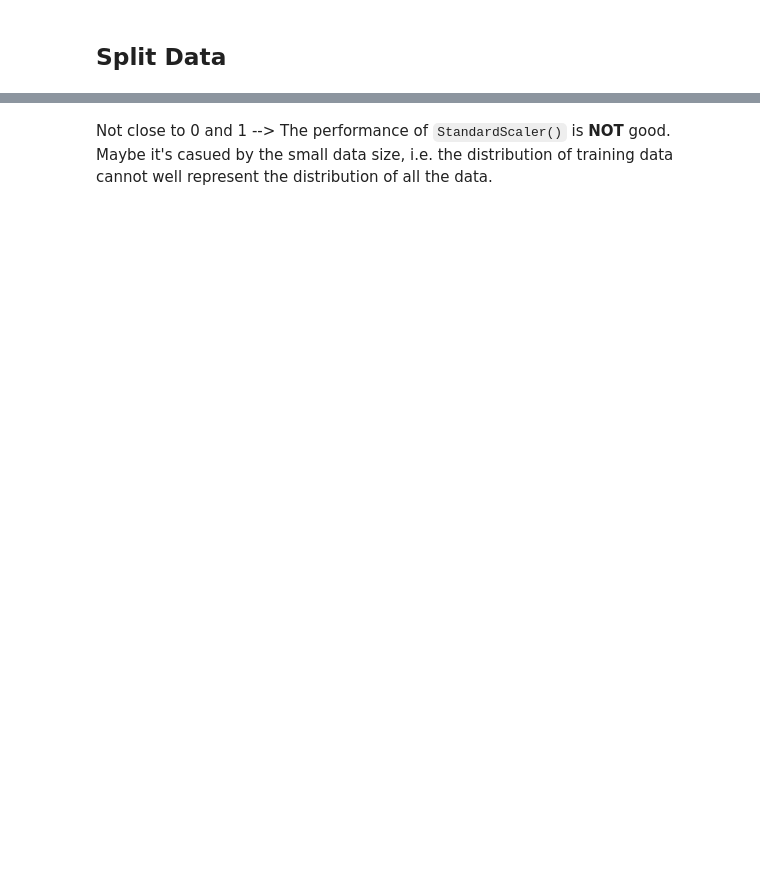
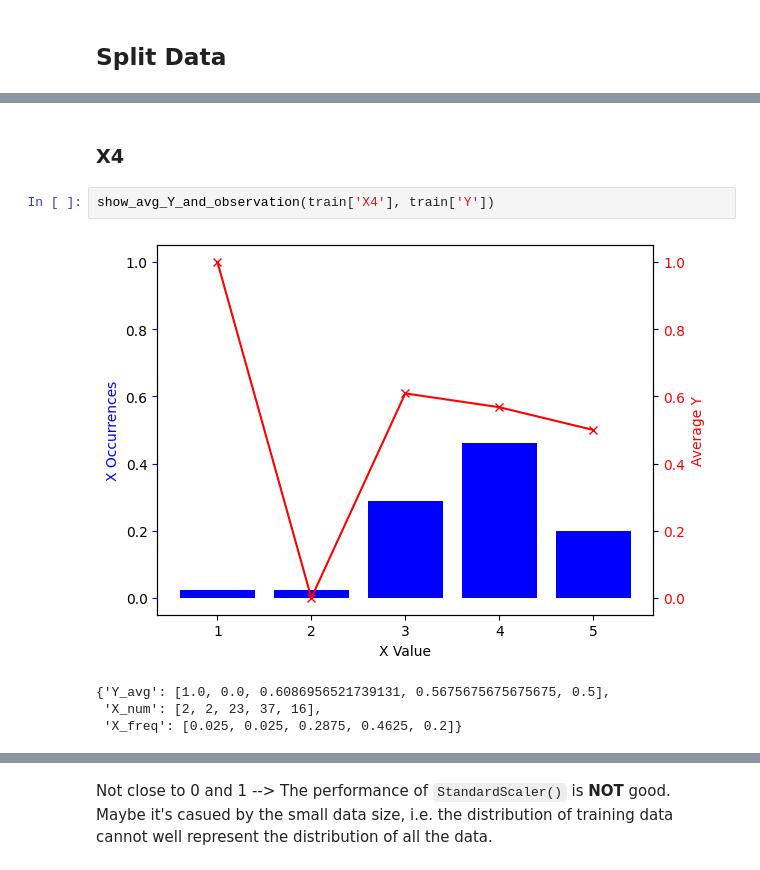
Before and after one commit to Arnoldzyf/Apziva-Projects, a Jupyter notebook: 1_happy_customers.ipynb, the cells around one changed output, grey strips where cells are left out. Cells and saved outputs as stored; diff of their text form; blank space fills up the shorter version.

```diff
--- a/1_happy_customers.ipynb
+++ b/1_happy_customers.ipynb
@@ -132,0 +249,9 @@ X_val_un, X_test_un, y_val_un, y_test_un = train_test_split(X_test_un, y_test_un
+# %% [markdown]
+### X4
+# %%
+show_avg_Y_and_observation(train['X4'], train['Y'])
+# %% [output]
+[figure, added]
+{'Y_avg': [1.0, 0.0, 0.6086956521739131, 0.5675675675675675, 0.5],
+ 'X_num': [2, 2, 23, 37, 16],
+ 'X_freq': [0.025, 0.025, 0.2875, 0.4625, 0.2]}
```
Also changed, not shown: parts of 50 cells of this notebook.
